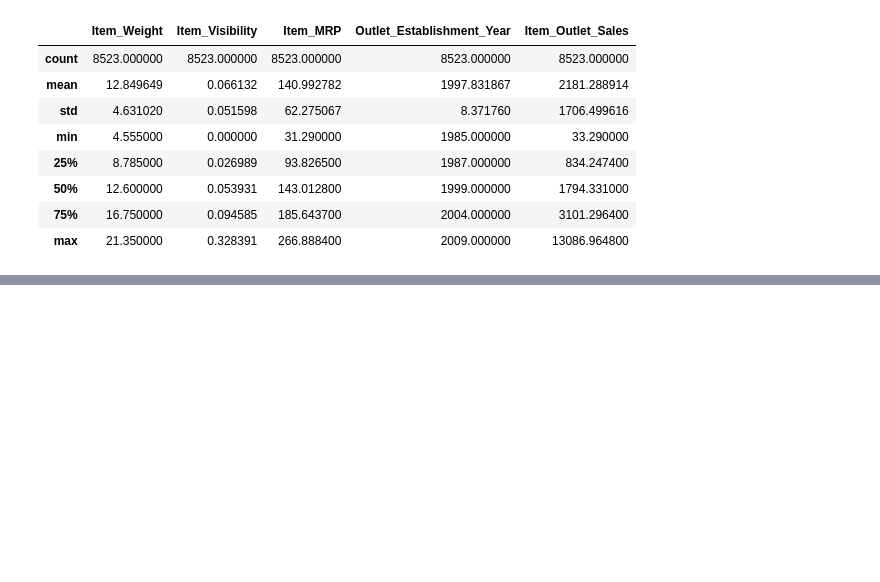
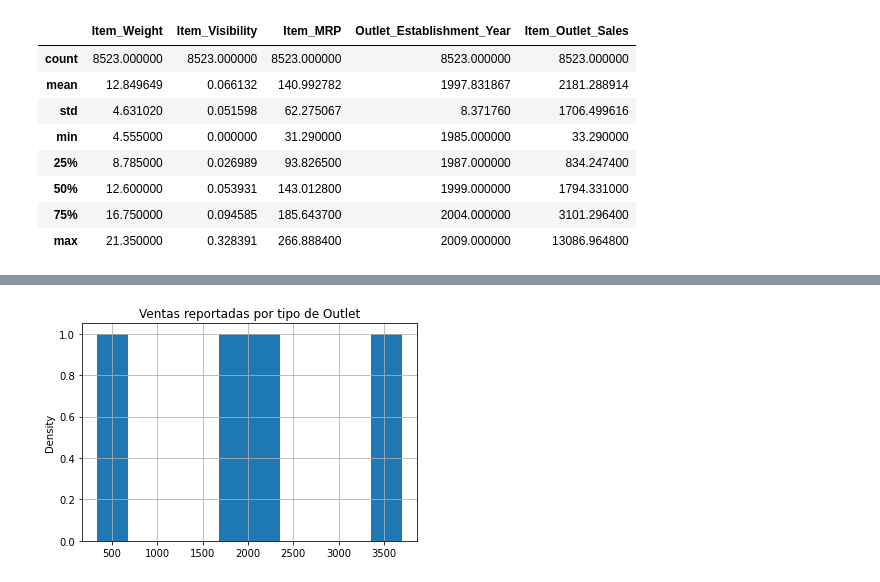
Before and after one commit to Betancur1991/Sales-Predictions, a Jupyter notebook: Sales_predictions.ipynb, the cells around one changed output, grey strips where cells are left out. Saved outputs shown, nothing was run; the diff lists cells and outputs as text; code cells hidden in the pictures; blank space fills up the shorter version.

```diff
--- a/Sales_predictions.ipynb
+++ b/Sales_predictions.ipynb
@@ -145,0 +179,7 @@ df.describe()
+# %%
+df.groupby("Outlet_Type").Item_Outlet_Sales.mean().hist()
+plt.title('Ventas reportadas por tipo de Outlet')
+plt.ylabel('Density')
+plt.show()
+# %% [output]
+[figure, added]
```
Also changed, not shown: parts of 7 cells of this notebook.
